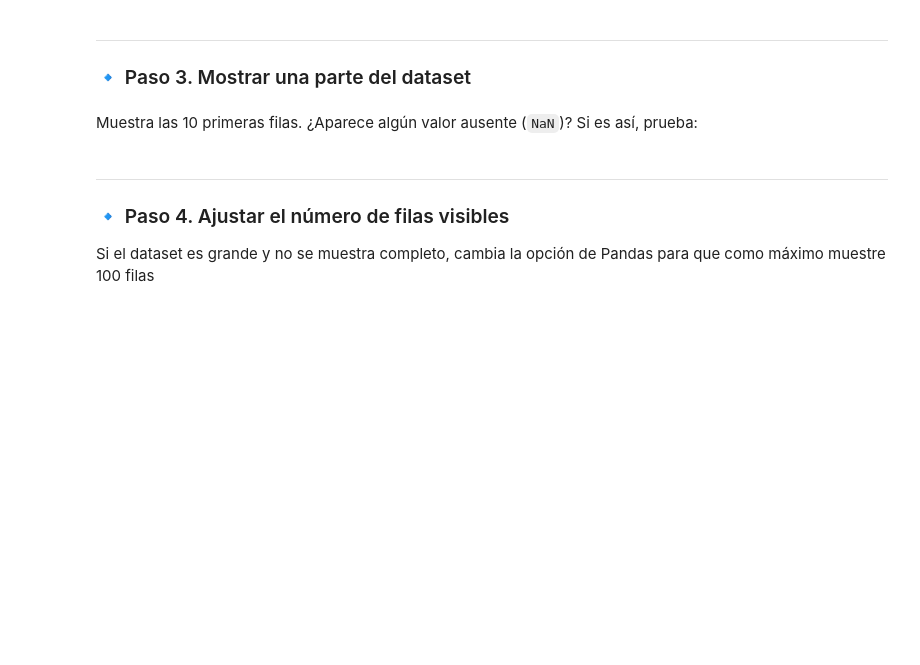
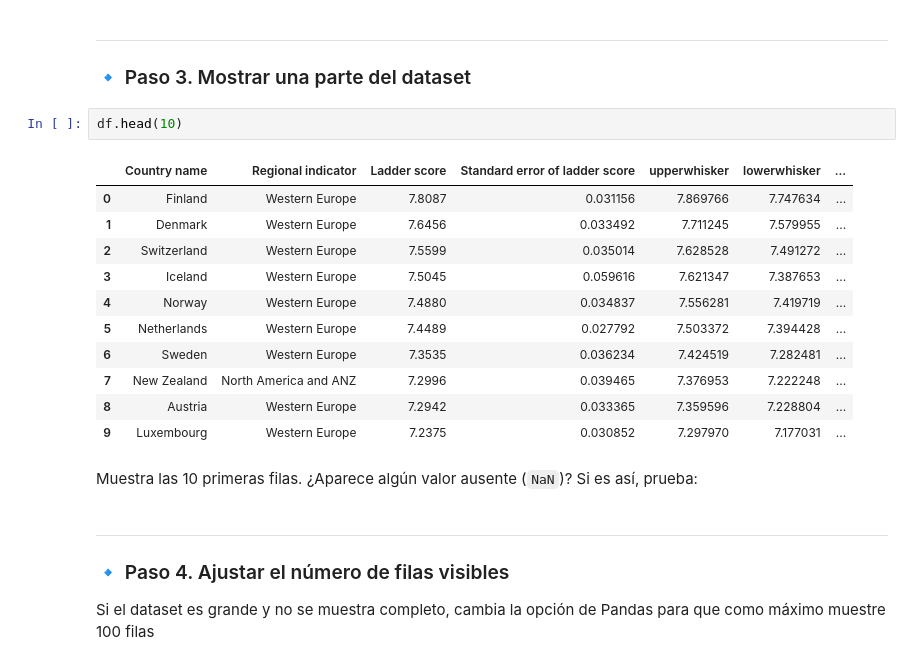
Before and after one commit to Ciclo-Especializacion-IA-y-BigData/actividad-numpy-y-pandas-KevinSilvares, a Jupyter notebook: Tutorial_Pandas.ipynb, the cells around one changed output. Cells and saved outputs as stored; diff of their text form; blank space fills up the shorter version.

```diff
--- a/Tutorial_Pandas.ipynb
+++ b/Tutorial_Pandas.ipynb
@@ -976,6 +1041,20 @@ Aplicar las funciones de Pandas para **leer, explorar y analizar datos reales de
 ---
 
 ### 🔹 Paso 3. Mostrar una parte del dataset
+# %%
+df.head(10)
+# %% [output]
+|  | Country name | Regional indicator | Ladder score | Standard error of ladder score | upperwhisker | lowerwhisker | ... |
+| 0 | Finland | Western Europe | 7.8087 | 0.031156 | 7.869766 | 7.747634 | ... |
+| 1 | Denmark | Western Europe | 7.6456 | 0.033492 | 7.711245 | 7.579955 | ... |
+| 2 | Switzerland | Western Europe | 7.5599 | 0.035014 | 7.628528 | 7.491272 | ... |
+| 3 | Iceland | Western Europe | 7.5045 | 0.059616 | 7.621347 | 7.387653 | ... |
+| 4 | Norway | Western Europe | 7.4880 | 0.034837 | 7.556281 | 7.419719 | ... |
+| 5 | Netherlands | Western Europe | 7.4489 | 0.027792 | 7.503372 | 7.394428 | ... |
+| 6 | Sweden | Western Europe | 7.3535 | 0.036234 | 7.424519 | 7.282481 | ... |
+| 7 | New Zealand | North America and ANZ | 7.2996 | 0.039465 | 7.376953 | 7.222248 | ... |
+| 8 | Austria | Western Europe | 7.2942 | 0.033365 | 7.359596 | 7.228804 | ... |
+| 9 | Luxembourg | Western Europe | 7.2375 | 0.030852 | 7.297970 | 7.177031 | ... |
 # %% [markdown]
 
 Muestra las 10 primeras filas.
```
Also changed, not shown: parts of 13 cells of this notebook.
